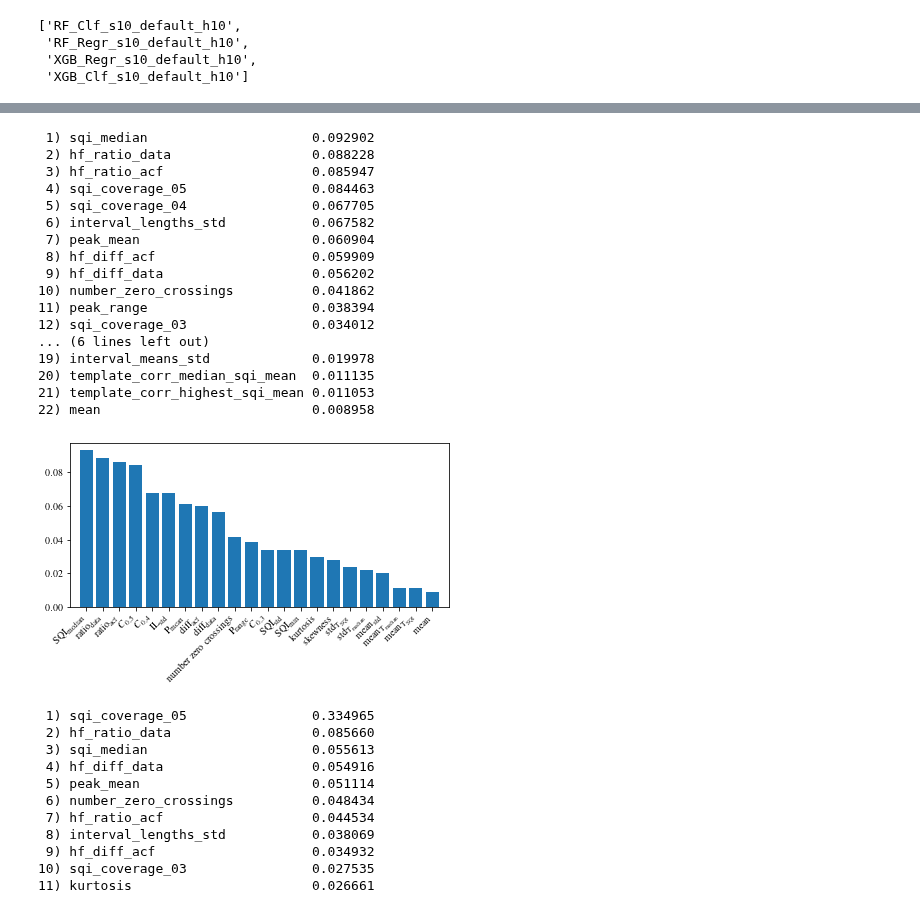
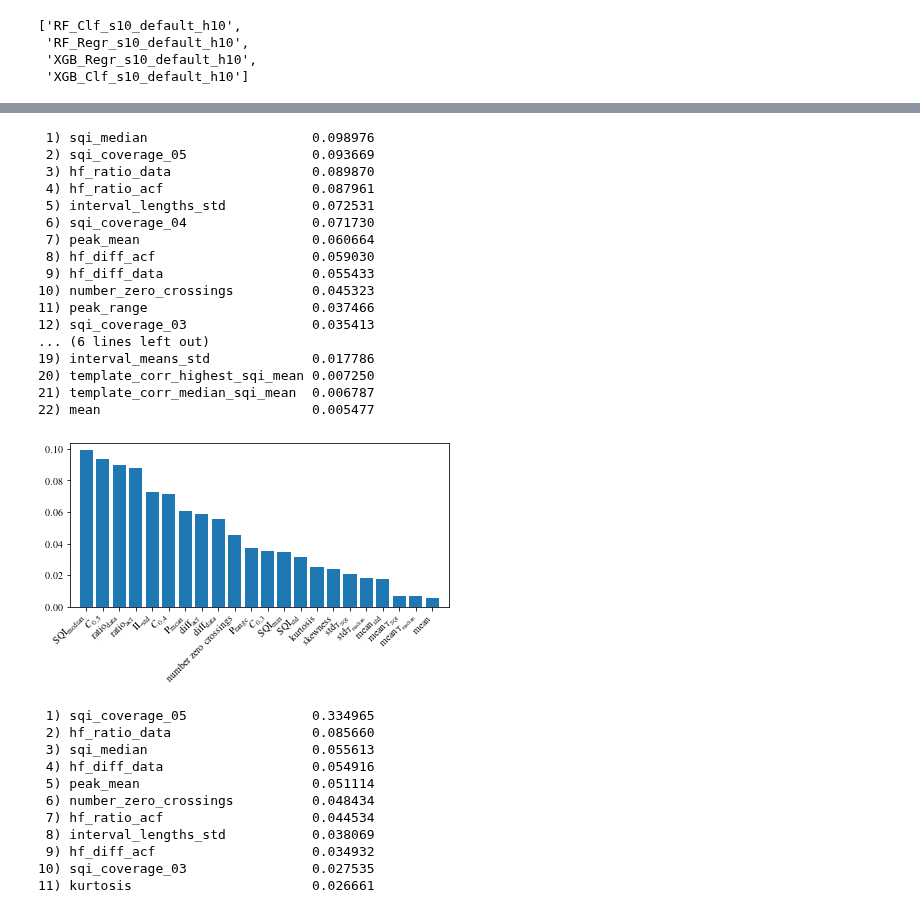
Before and after one commit to Zianor/Bachelorarbeit, a Jupyter notebook: Implementation/src/notebooks/model_tests_s10_h10-final.ipynb, the cells around one changed output, grey strips where cells are left out. Drawn from its saved outputs; the diff is of its cells as text; code cells hidden in the pictures.

```diff
--- a/Implementation/src/notebooks/model_tests_s10_h10-final.ipynb
+++ b/Implementation/src/notebooks/model_tests_s10_h10-final.ipynb
@@ -15,8 +15,8 @@ get_final_paths(gridsearch=False)
  'XGB_Clf_s10_default_h10']
 # %%
 models = {
-    'RF_Clf_s10_h10': None,
-    'RF_Regr_s10_h10': None,
+    'RF_Clf_s10_default_h10': None,
+    'RF_Regr_s10_default_h10': None,
     'XGB_Regr_s10_default_h10': None,
     'XGB_Clf_s10_default_h10': None,
 }
@@ -74,41 +74,41 @@ MAE insgesamt:  21.85 +- 30.48
 MAE auf als informativ klassifizierten Segmenten: 12.44 +- 16.15
 MAE auf als informativ annotierten Segmenten:  3.28 +- 2.65
 # %%
-importances = models['RF_Clf_s10_h10'].clf.model.feature_importances_
-column_names_text = models['RF_Clf_s10_h10'].features.columns
-columns = models['RF_Clf_s10_h10'].features.copy()
+importances = models['RF_Clf_s10_default_h10'].clf.model.feature_importances_
+column_names_text = models['RF_Clf_s10_default_h10'].features.columns
+columns = models['RF_Clf_s10_default_h10'].features.copy()
 columns.columns = [name.replace("_", " ") for name in columns.columns]
 columns.rename(columns=get_latex_column_names(), inplace=True)
 columns = columns.columns
 indices = np.argsort(importances)[::-1]
 for f in range(len(columns)):
     print("%2d) %-*s %f" % (f + 1, 30,column_names_text[indices[f]], importances[indices[f]]))
 plt.figure(figsize=utils.get_plt_big_size())
 plt.bar(range(len(columns)), importances[indices], align='center')
 plt.xticks(range(len(columns)), [name.replace("_", " ") for name in columns[indices]], fontsize=10, rotation=45, ha="right")
 plt.xlim([-1, len(columns)])
 plt.tight_layout()
 plt.savefig(os.path.join(utils.get_thesis_pic_path(),'rf-clf-final-importances.pdf'), bbox_inches='tight',
                 transparent=True, dpi=300)
 # %% [output]
- 1) sqi_median                     0.092902
- 2) hf_ratio_data                  0.088228
- 3) hf_ratio_acf                   0.085947
- 4) sqi_coverage_05                0.084463
- 5) sqi_coverage_04                0.067705
- 6) interval_lengths_std           0.067582
- 7) peak_mean                      0.060904
- 8) hf_diff_acf                    0.059909
- 9) hf_diff_data                   0.056202
-10) number_zero_crossings          0.041862
-11) peak_range                     0.038394
-12) sqi_coverage_03                0.034012
+ 1) sqi_median                     0.098976
+ 2) sqi_coverage_05                0.093669
+ 3) hf_ratio_data                  0.089870
+ 4) hf_ratio_acf                   0.087961
+ 5) interval_lengths_std           0.072531
+ 6) sqi_coverage_04                0.071730
+ 7) peak_mean                      0.060664
+ 8) hf_diff_acf                    0.059030
+ 9) hf_diff_data                   0.055433
+10) number_zero_crossings          0.045323
+11) peak_range                     0.037466
+12) sqi_coverage_03                0.035413
 ... (6 lines left out)
-19) interval_means_std             0.019978
-20) template_corr_median_sqi_mean  0.011135
-21) template_corr_highest_sqi_mean 0.011053
-22) mean                           0.008958
+19) interval_means_std             0.017786
+20) template_corr_highest_sqi_mean 0.007250
+21) template_corr_median_sqi_mean  0.006787
+22) mean                           0.005477
-[figure, old version]
+[figure, new version]
 # %%
 importances = models['XGB_Clf_s10_default_h10'].clf.model.feature_importances_
 column_names_text = models['XGB_Clf_s10_default_h10'].features.columns
```
Also changed, not shown: parts of 5 cells of this notebook, 2 other files.
